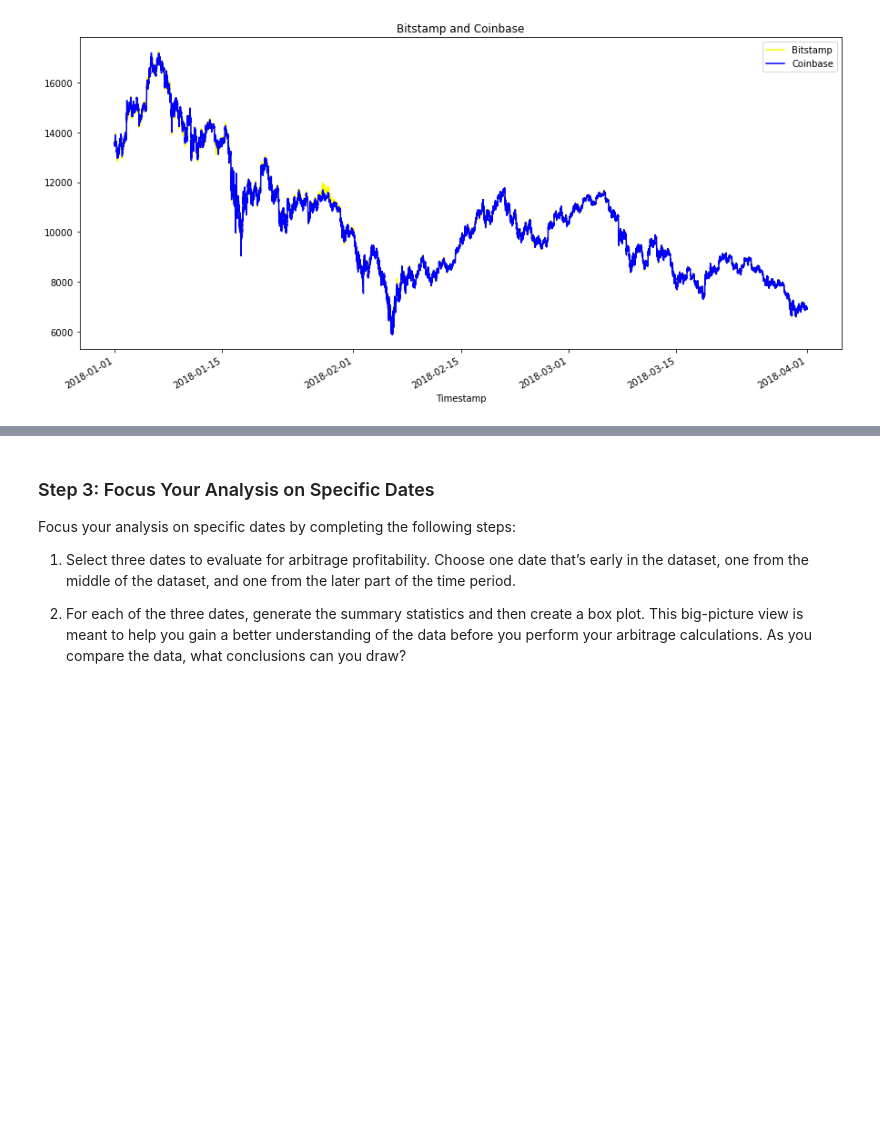
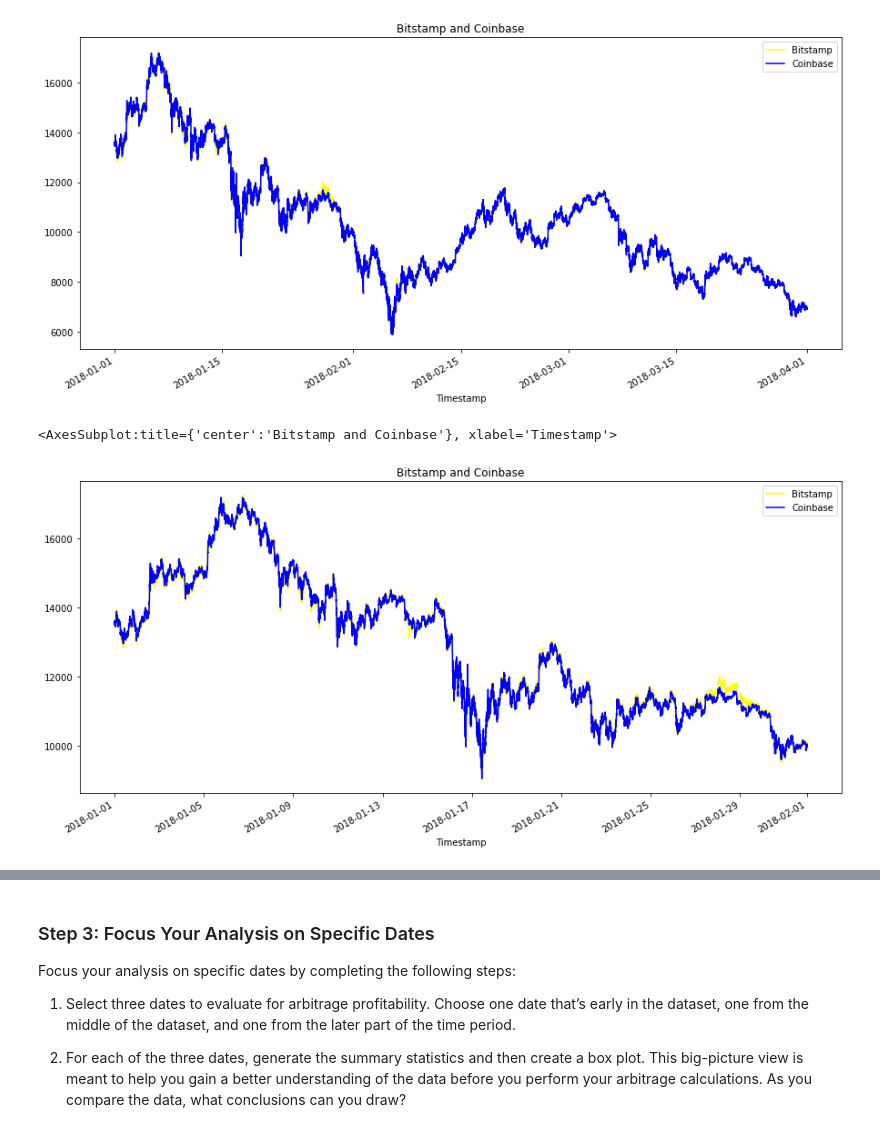
Before and after one commit to seanpatel19/Challenge-3-, a Jupyter notebook: crypto_arbitrage.ipynb, the cells around one changed output, grey strips where cells are left out. Cells and saved outputs as stored; diff of their text form; code cells hidden in the pictures; blank space fills up the shorter version.

Commit message:
Created graphs for the different time series specified in the challenge

```diff
--- a/crypto_arbitrage.ipynb
+++ b/crypto_arbitrage.ipynb
@@ -296,8 +296,13 @@ coinbase_sliced.plot(legend=True, figsize=(15, 7), color="blue", label="Coinbase
 # %%
 # Using the loc and plot functions, create an overlay plot that visualizes
 # the price action of both DataFrames for a one month period early in the dataset
 # Be sure to include the parameters: legend, figure size, title, and color and label
 # YOUR CODE HERE
+bitstamp_sliced.loc['2018-01-01':'2018-01-31'].plot(legend=True, figsize=(15, 7), title="Bitstamp and Coinbase", color="yellow", label="Bitstamp")
+coinbase_sliced.loc['2018-01-01':'2018-01-31'].plot(legend=True, figsize=(15, 7), color="blue", label="Coinbase")
+# %% [output]
+<AxesSubplot:title={'center':'Bitstamp and Coinbase'}, xlabel='Timestamp'>
+[figure, added]
 # %%
 # Using the loc and plot functions, create an overlay plot that visualizes
 # the price action of both DataFrames for a one month period later in the dataset
```
Also changed, not shown: parts of 18 cells of this notebook.
